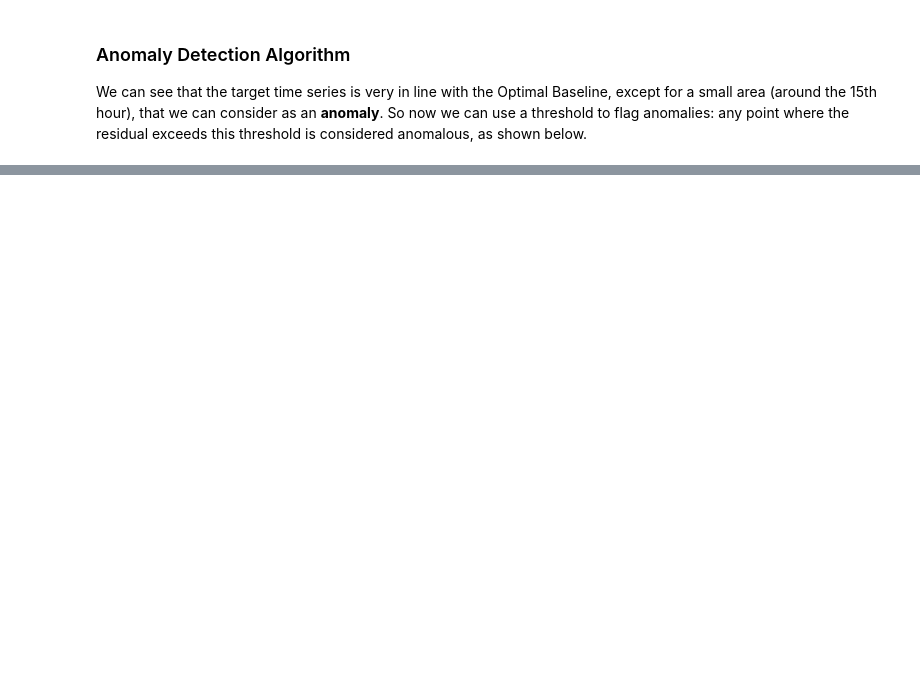
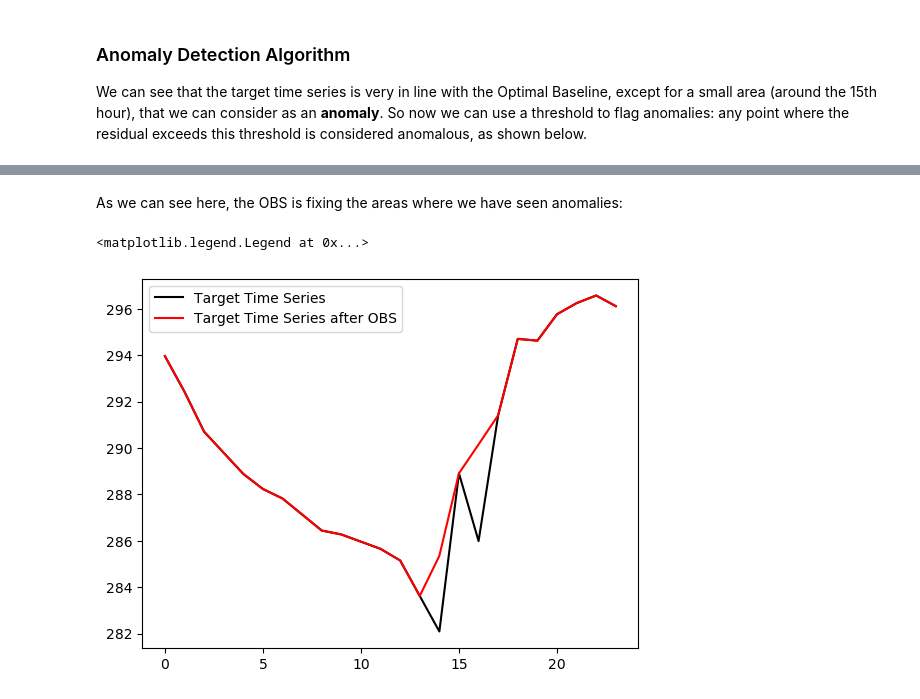
Before and after one commit to PieroPaialungaAI/OptimalBaselineSubtraction, a Jupyter notebook: OBS_Notebook.ipynb, the cells around one changed output, grey strips where cells are left out. Drawn from its saved outputs; the diff is of its cells as text; code cells hidden in the pictures; blank space fills up the shorter version.

```diff
--- a/OBS_Notebook.ipynb
+++ b/OBS_Notebook.ipynb
@@ -139,0 +160,21 @@ Let's list some considerations:
+# %%
+from data import *
+import pandas as pd
+import numpy as np
+
+# Step 1: Get target and baseline
+data = TimeSeriesData()
+data.isolate_city_and_time(city='Los Angeles', segment_class='day', segment_idx=377)
+data.find_optimal_baseline()
+threshold = 0.007
+anomaly_data = data.run_anomaly_detection(threshold = threshold, plot = False)
+fixed_target = anomaly_data['target_replaced_anomaly']
+# %% [markdown]
+As we can see here, the OBS is fixing the areas where we have seen anomalies:
+# %%
+plt.plot(data.optimal_baseline_data['target_curve'], label = 'Target Time Series', color ='k')
+plt.plot(fixed_target, label = 'Target Time Series after OBS', color ='red')
+plt.legend()
+# %% [output]
+<matplotlib.legend.Legend at 0x...>
+[figure, added]
```
Also changed, not shown: parts of 11 cells of this notebook, 4 other files.
